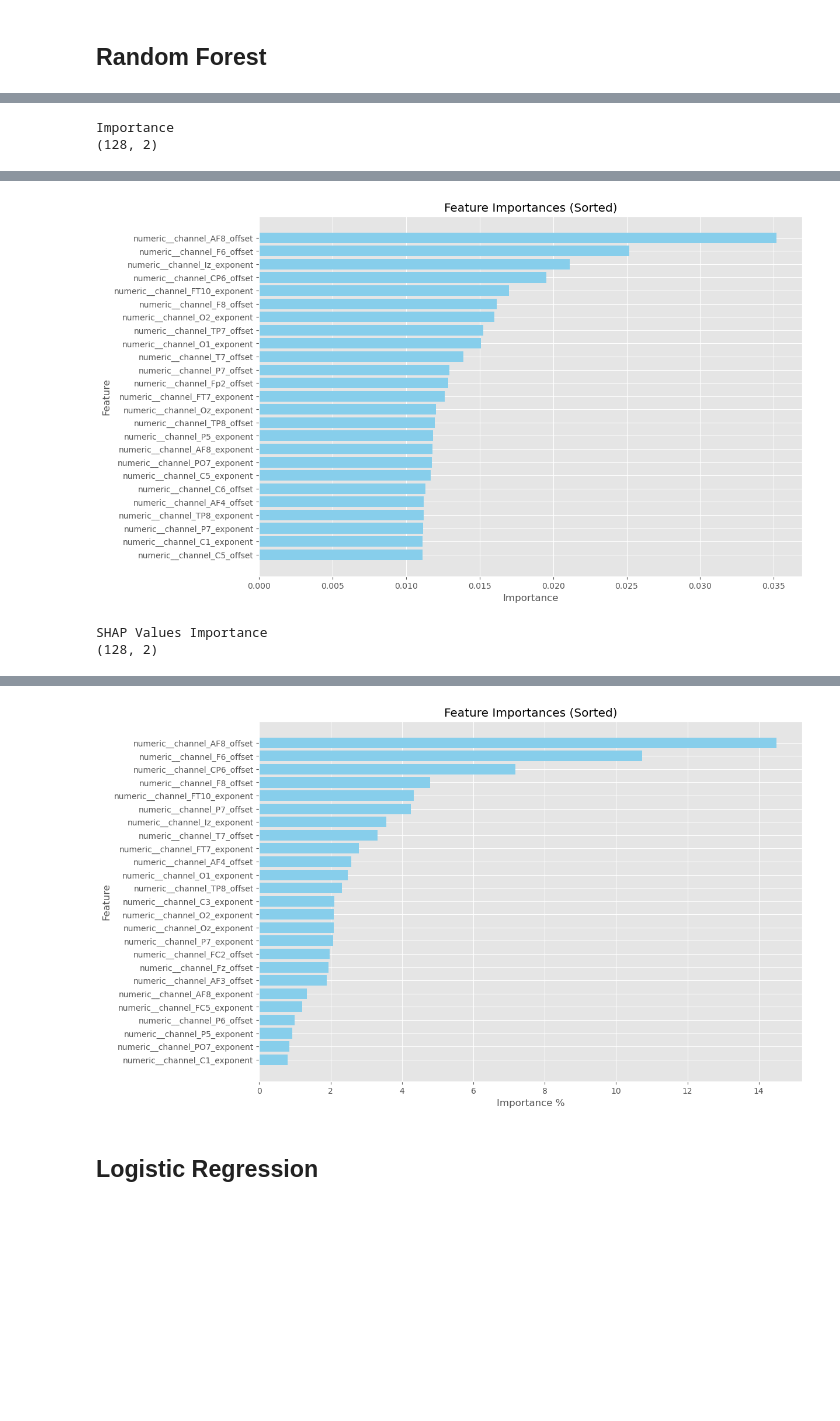
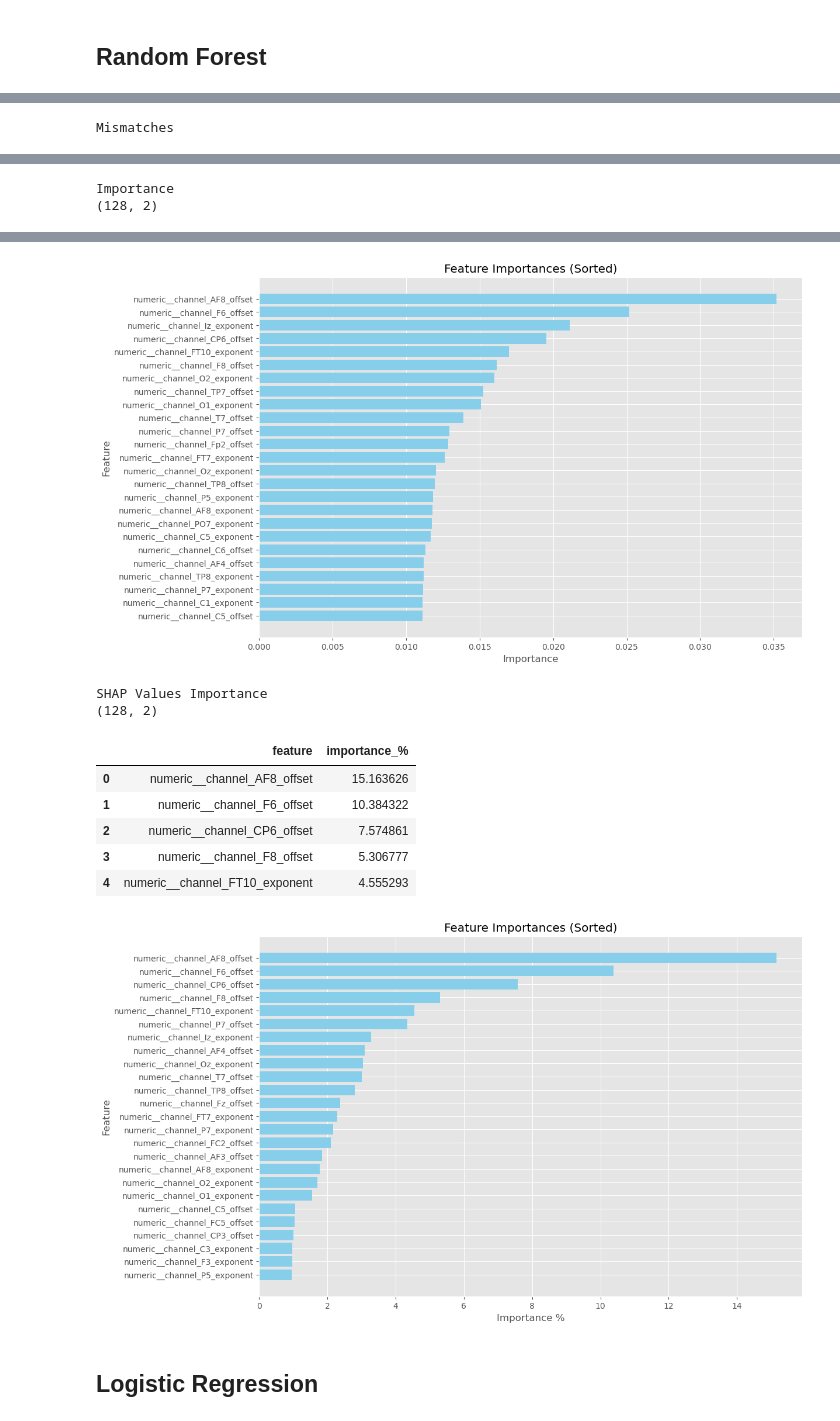
Before and after one commit to StuartG24/EEG_ML_Pipeline, a Jupyter notebook: Notebooks/2_ML_Features_Selection_Training_v6.ipynb, the cells around one changed output, grey strips where cells are left out. Saved outputs shown, nothing was run; the diff lists cells and outputs as text; code cells hidden in the pictures; blank space fills up the shorter version.

Commit message:
Full channels run

```diff
--- a/Notebooks/2_ML_Features_Selection_Training_v6.ipynb
+++ b/Notebooks/2_ML_Features_Selection_Training_v6.ipynb
@@ -751,7 +751,8 @@ print(f'Run Time: {duration:.4f}')
 classification_metrics(model_randforest, X_test_transformed, y_test, y_pred)
 
 # Assign Probabilities to Each Prediction
-get_prediction_probabilities(y_pred, y_probablities)
+get_prediction_probabilities(y_pred, y_probablities, y_test)
+
 
 # Feature Importance / Contribution
 feature_importance(model_randforest, features_prep_pipeline)
@@ -788,2 +789 @@ Gini Index: 0.4785
-Importance
-(128, 2)
+Mismatches
@@ -796,3 +799,2 @@ Importance
-[figure]
-SHAP Values Importance
+Importance
 (128, 2)
@@ -805,4 +807,13 @@ SHAP Values Importance
+[figure]
+SHAP Values Importance
+(128, 2)
+|  | feature | importance_% |
+| 0 | numeric__channel_AF8_offset | 15.163626 |
+| 1 | numeric__channel_F6_offset | 10.384322 |
+| 2 | numeric__channel_CP6_offset | 7.574861 |
+| 3 | numeric__channel_F8_offset | 5.306777 |
+| 4 | numeric__channel_FT10_exponent | 4.555293 |
-[figure, old version]
+[figure, new version]
 # %%
 # def make_predictions_custom_threshold(model, X, threshold=0.5):
 #     """
```
Also changed, not shown: parts of 9 cells of this notebook, 4 other files.
